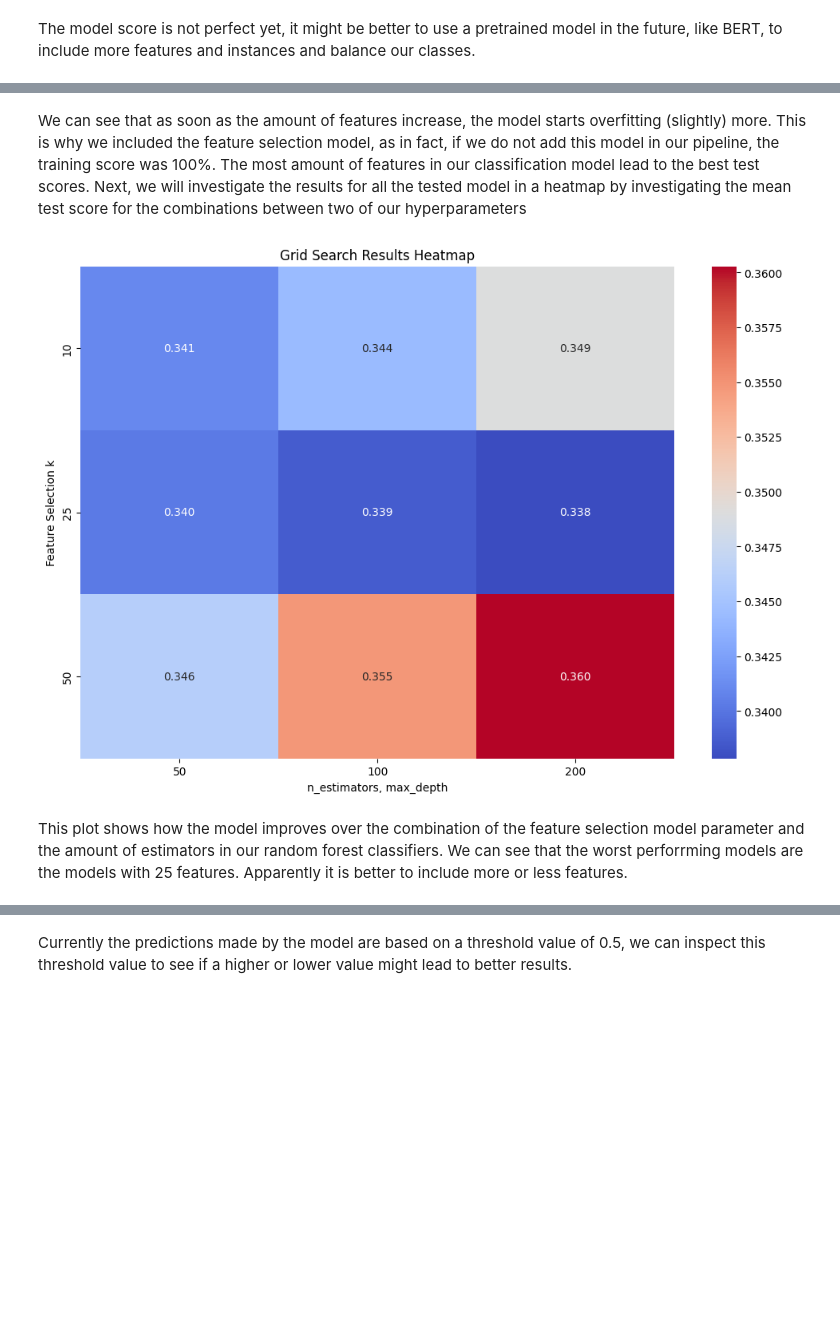
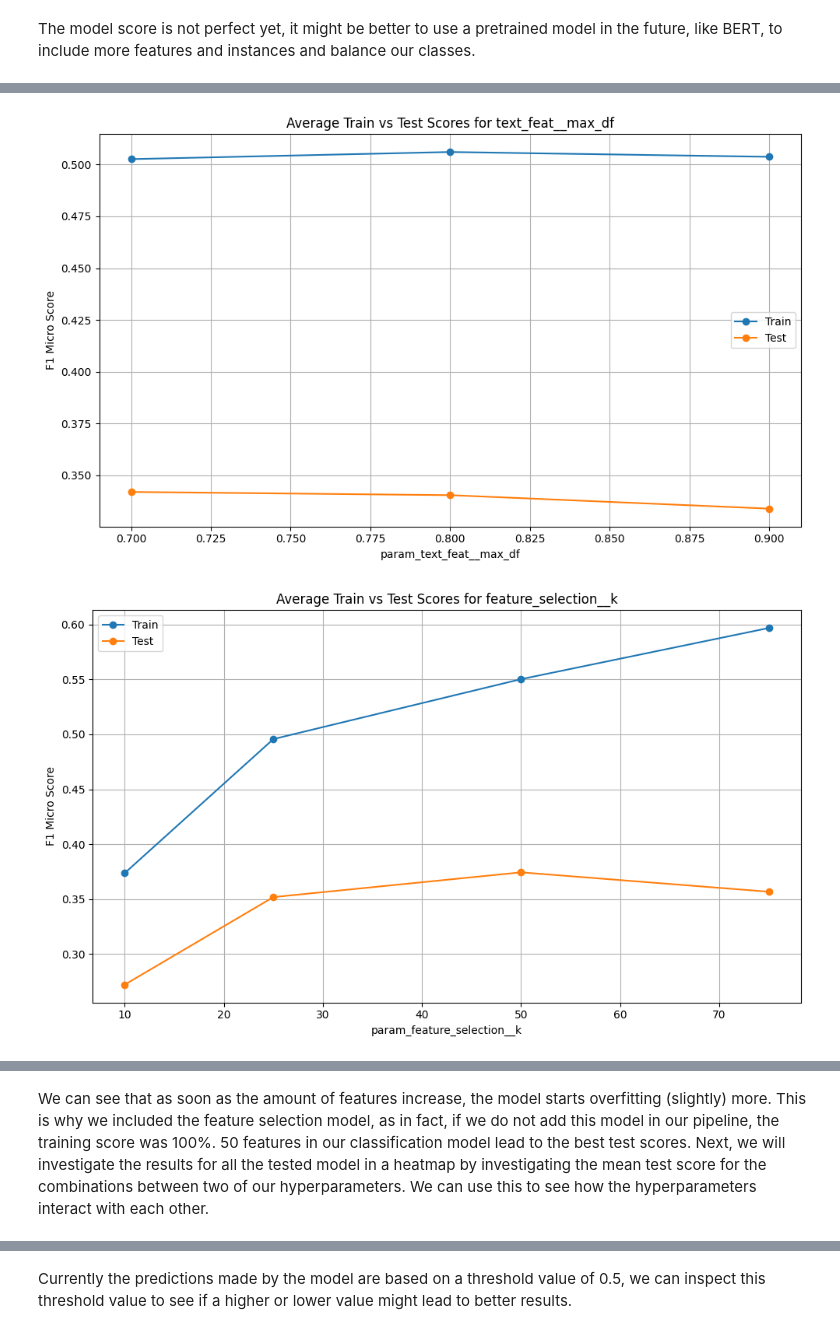
Before and after one commit to Eviedf/movieclassifier, a Jupyter notebook: movie_classification.ipynb, the cells around one changed output, grey strips where cells are left out. Drawn from its saved outputs; the diff is of its cells as text; code cells hidden in the pictures; blank space fills up the shorter version.

```diff
--- a/movie_classification.ipynb
+++ b/movie_classification.ipynb
@@ -328,0 +328,10 @@ for key in param_grid[0]:
+# %%
+import matplotlib.pyplot as plt
+
+# Get the parameter names in the grid and plot the train vs test scores
+for key in param_grid[0]:
+    param_name = 'param_' + key
+    plot_train_test(grid_search, param_name)
+# %% [output]
+[figure, added]
+[figure, added]
@@ -329,36 +339,37 @@ for key in param_grid[0]:
 # %% [markdown]
-We can see that as soon as the amount of features increase, the model starts overfitting (slightly) more. This is why we included the feature selection model, as in fact, if we do not add this model in our pipeline, the training score was 100%. The most amount of features in our classification model lead to the best test scores. Next, we will investigate the results for all the tested model in a heatmap by investigating the mean test score for the combinations between two of our hyperparameters
+We can see that as soon as the amount of features increase, the model starts overfitting (slightly) more. This is why we included the feature selection model, as in fact, if we do not add this model in our pipeline, the training score was 100%. 50 features in our classification model lead to the best test scores. Next, we will investigate the results for all the tested model in a heatmap by investigating the mean test score for the combinations between two of our hyperparameters. We can use this to see how the hyperparameters interact with each other.
 # %%
 import pandas as pd
 import seaborn as sns
 import matplotlib.pyplot as plt
 
-# Convert the grid search results to a DataFrame
-results_df = pd.DataFrame(grid_search.cv_results_)
+def plot_heatmap_gridsearch(gridsearch, param1, param2):
+    """
+    plot heatmap for two parameter configurations in gridearch
+    :param: gridsearch the gridsearch model
+    :param: param1 name of first parameter values to compare
+    :param: param2 name of second parameter values to compare
+    :returns: heatmap with average test score over cross validation results for each hyperparameter combination
+      """
+    # Convert the grid search results to a DataFrame and plot the heatmap for each parameter combination
+    results_df = pd.DataFrame(gridsearch.cv_results_)
+    # Extract the relevant columns for plotting
+    columns_for_plot = [param1, param2, 'mean_test_score']
+    results_df = results_df[columns_for_plot]
 
-# Extract the relevant columns for plotting
-columns_for_plot = ['param_feature_selection__k', 'param_clf__estimator__n_estimators', 'param_text_feat__max_df', 'mean_test_score']
-
-results_df = results_df[columns_for_plot]
-
-# Pivot the DataFrame for plotting
-pivoted_results = results_df.pivot_table(index=['param_feature_selection__k', 'param_clf__estimator__n_estimators'],
+    # Pivot the DataFrame for plotting
+    pivoted_results = results_df.pivot_table(index=[param1, param2],
                                          values='mean_test_score',
                                          aggfunc='mean')
 
-# Reshape the DataFrame for plotting
-heatmap_df = pivoted_results.reset_index().pivot(index='param_feature_selection__k',
-                                                columns=['param_clf__estimator__n_estimators'],
-                                                values='mean_test_score')
-
-# Plot the heatmap
-plt.figure(figsize=(12, 8))
-sns.heatmap(heatmap_df, annot=True, cmap='coolwarm', fmt='.3f', cbar=True)
-plt.title('Grid Search Results Heatmap')
-plt.xlabel('n_estimators, max_depth')
-plt.ylabel('Feature Selection k')
-plt.show()
+    # Reshape the DataFrame for plotting
+    heatmap_df = pivoted_results.reset_index().pivot(index=param1,
+                                                    columns=[param2],
+                                                    values='mean_test_score')
+    # Plot the heatmap
+    plt.figure(figsize=(12, 8))
+    sns.heatmap(heatmap_df, annot=True, cmap='coolwarm', fmt='.3f', cbar=True)
+    plt.title('Grid Search Results Heatmap')
+    plt.xlabel(param2)
+    plt.ylabel(param1)
+    plt.show()
-# %% [output]
-[figure, removed]
-# %% [markdown]
-This plot shows how the model improves over the combination of the feature selection model parameter and the amount of estimators in our random forest classifiers. We can see that the worst perforrming models are the models with 25 features. Apparently it is better to include more or less features.
```
Also changed, not shown: parts of 17 cells of this notebook, 1 other file.
